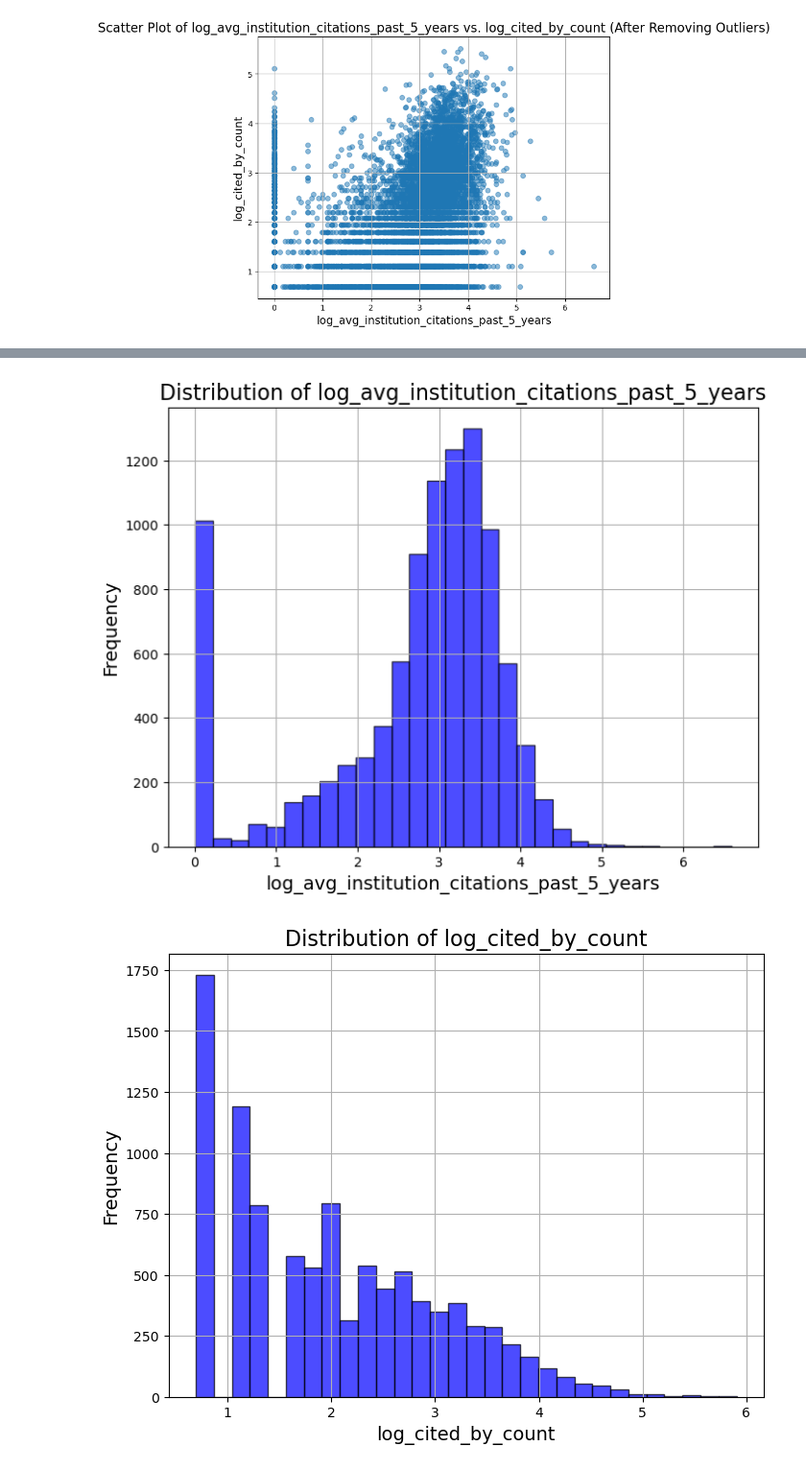
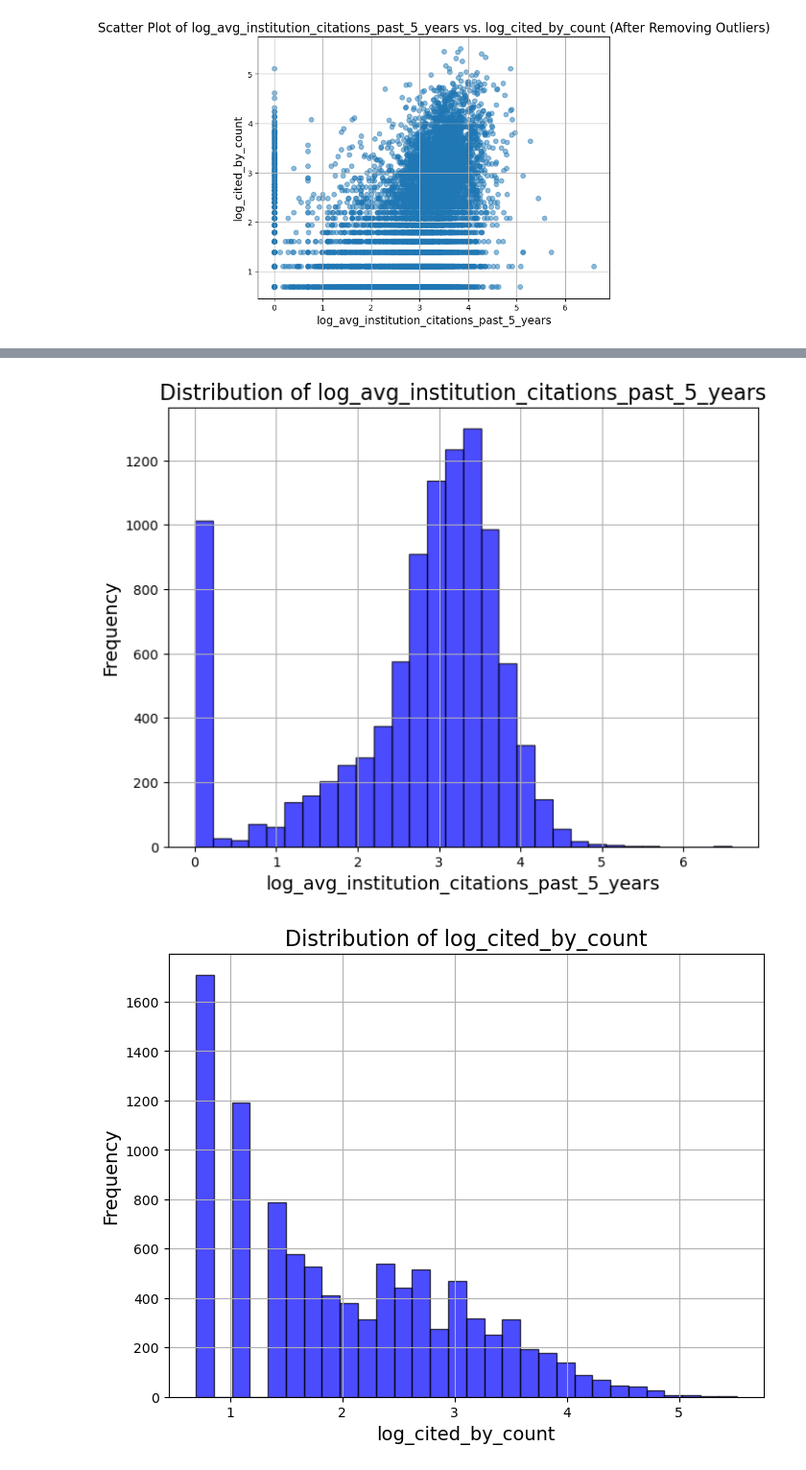
Before and after one commit to franekl/soccer-research-evolution, a Jupyter notebook: code/regression/linear regression.ipynb, the cells around one changed output, grey strips where cells are left out. Shown at 96% size. Saved outputs shown, nothing was run; the diff lists cells and outputs as text; code cells hidden in the pictures.

```diff
--- a/code/regression/linear regression.ipynb
+++ b/code/regression/linear regression.ipynb
@@ -178,33 +185,33 @@ variables = [
     "log_journal_h_index",
     "log_num_authors",
     "log_num_institutions",
     "log_avg_institution_citations_past_5_years",
 ]
 
 # Loop through each variable in X_initial and plot its distribution
 for var in variables:
     plt.figure(figsize=(8, 6))
     plt.hist(df[var], bins=30, alpha=0.7, color='blue', edgecolor='black')
     plt.title(f"Distribution of {var}", fontsize=16)
     plt.xlabel(var, fontsize=14)
     plt.ylabel("Frequency", fontsize=14)
     plt.grid(True)
     plt.show()
 
 # Plot the distribution of the dependent variable y_initial
 plt.figure(figsize=(8, 6))
-plt.hist(y_initial, bins=30, alpha=0.7, color='blue', edgecolor='black')
+plt.hist(y_cleaned, bins=30, alpha=0.7, color='blue', edgecolor='black')
 plt.title("Distribution of log_cited_by_count", fontsize=16)
 plt.xlabel("log_cited_by_count", fontsize=14)
 plt.ylabel("Frequency", fontsize=14)
 plt.grid(True)
 plt.show()
 # %% [output]
 [figure]
 [figure]
 [figure]
 [figure]
 [figure]
 [figure]
-[figure, old version]
+[figure, new version]
 # %%
```
Also changed, not shown: parts of 16 cells of this notebook, 2 other files.
